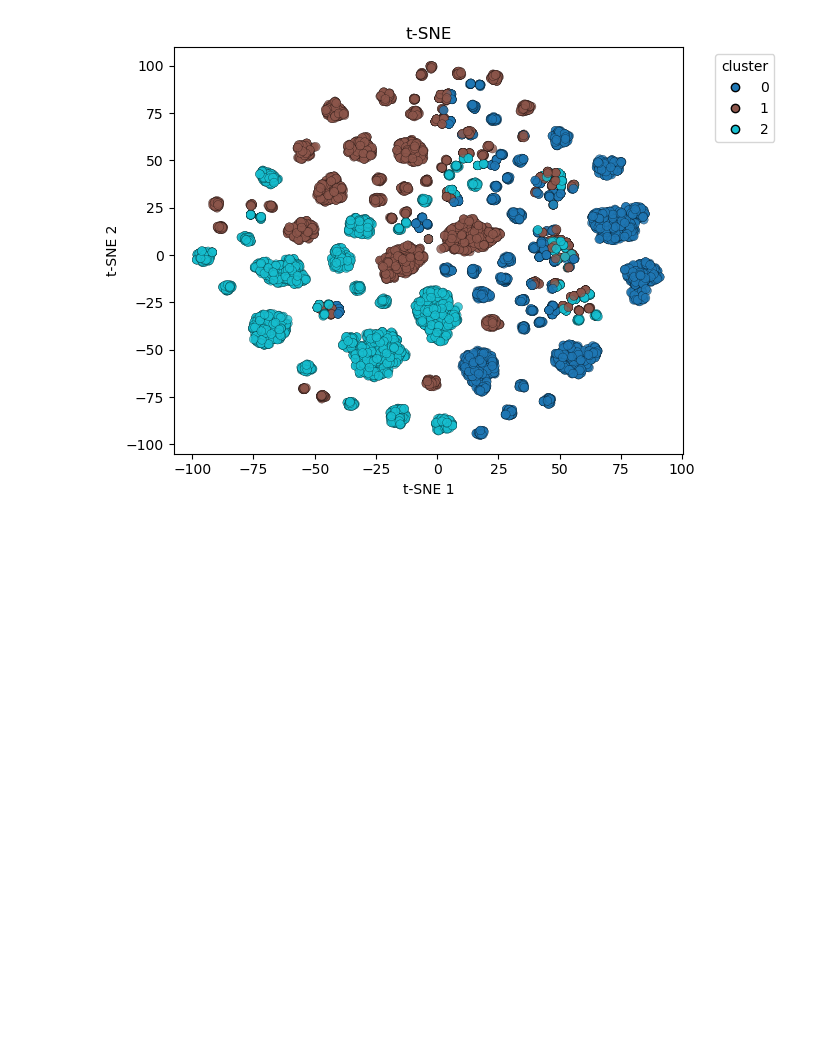
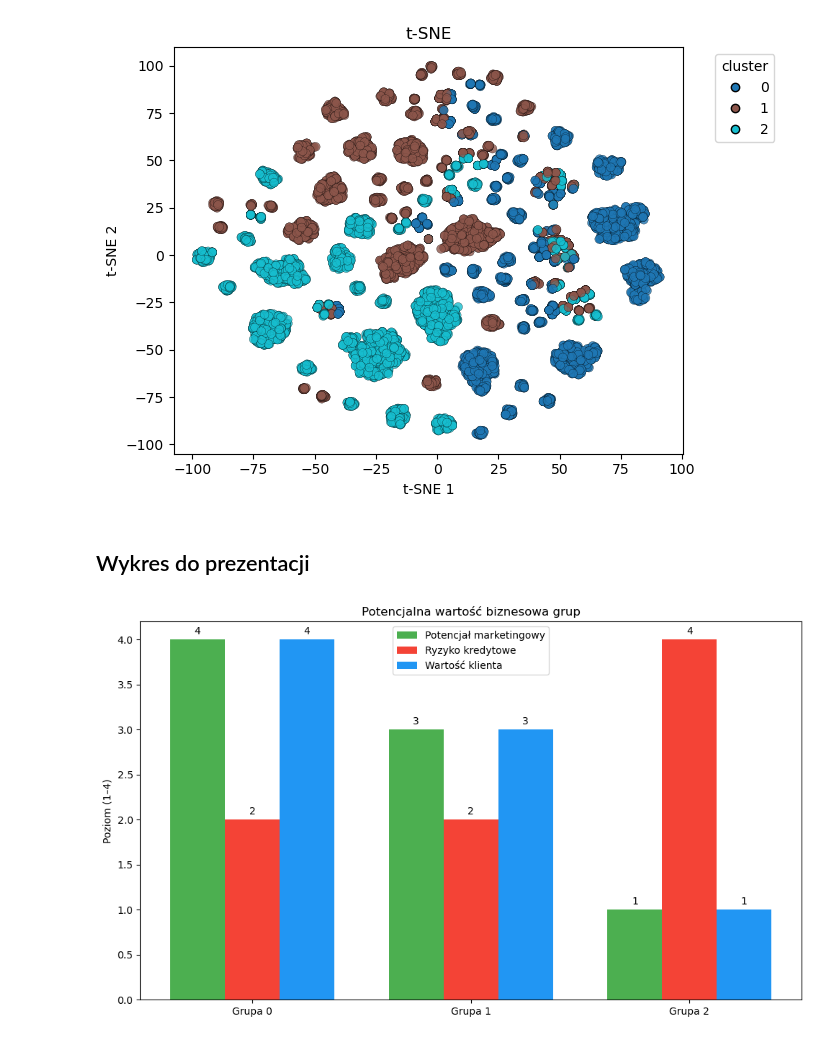
Before and after one commit to andrzejewskimaciej/ML_Intro_Projects, a Jupyter notebook: Project 2 - clustering/05_Testing.ipynb, the cells around one changed output. Cells and saved outputs as stored; diff of their text form; code cells hidden in the pictures; blank space fills up the shorter version.

```diff
--- a/Project 2 - clustering/05_Testing.ipynb
+++ b/Project 2 - clustering/05_Testing.ipynb
@@ -462,3 +462,45 @@ GMM model loaded from 'data/TransformedData/gmm_model.pkl'
 tsne_plot(X_val,predicted_validation)
 # %% [output]
 [figure]
+# %% [markdown]
+## Wykres do prezentacji
+# %%
+import matplotlib.pyplot as plt
+
+clusters = ['Grupa 0', 'Grupa 1', 'Grupa 2']
+
+marketing_potential = [4, 3, 1]
+credit_risk = [2, 2, 4]
+customer_value = [4, 3, 1]
+
+x = np.arange(len(clusters))
+width = 0.25
+
+fig, ax = plt.subplots(figsize=(10, 6))
+bars1 = ax.bar(x - width, marketing_potential, width, label='Potencjał marketingowy', color='#4CAF50')
+bars2 = ax.bar(x, credit_risk, width, label='Ryzyko kredytowe', color='#F44336')
+bars3 = ax.bar(x + width, customer_value, width, label='Wartość klienta', color='#2196F3')
+
+ax.set_ylabel('Poziom (1–4)')
+ax.set_title('Potencjalna wartość biznesowa grup')
+ax.set_xticks(x)
+ax.set_xticklabels(clusters)
+ax.legend()
+
+def add_labels(bars):
+    for bar in bars:
+        height = bar.get_height()
+        ax.annotate(f'{height}',
+                    xy=(bar.get_x() + bar.get_width() / 2, height),
+                    xytext=(0, 3),
+                    textcoords="offset points",
+                    ha='center', va='bottom')
+
+add_labels(bars1)
+add_labels(bars2)
+add_labels(bars3)
+
+plt.tight_layout()
+plt.show()
+# %% [output]
+[figure, added]
```
Also changed, not shown: 2 other files.
